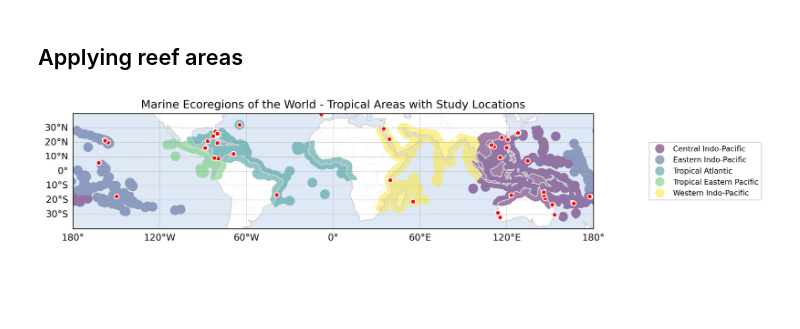
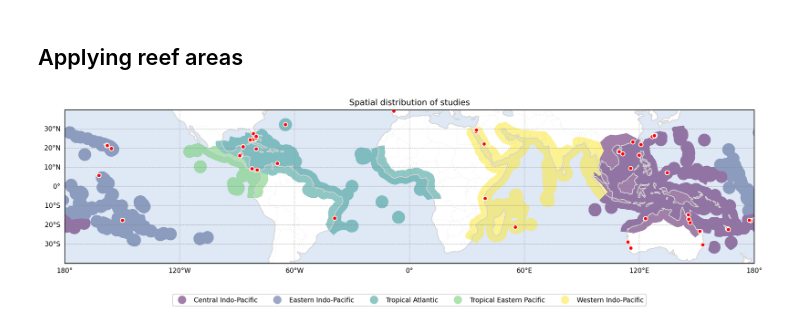
Before and after one commit to orlando-code/calc-rates, a Jupyter notebook: notebooks/locations.ipynb, the cells around one changed output. Saved outputs shown, nothing was run; the diff lists cells and outputs as text; code cells hidden in the pictures; blank space fills up the shorter version.

```diff
--- a/notebooks/locations.ipynb
+++ b/notebooks/locations.ipynb
@@ -190,38 +189,42 @@ shp_dir_fp = config.climatology_data_dir / "MEOW"
 gdf = gpd.read_file(shp_dir_fp / "meow_ecos.shp")
 tropical_areas_df = gdf[gdf['Lat_Zone'] == 'Tropical']
 
-fig, ax = plt.subplots(1, 1, figsize=(10, 20), subplot_kw={'projection': ccrs.PlateCarree()}, dpi=300)
+fig, ax = plt.subplots(1, 1, figsize=(15, 10), subplot_kw={'projection': ccrs.PlateCarree()}, dpi=300)
 ax.set_extent([-180, 180, -40, 40], crs=ccrs.PlateCarree())
 # add features
 ax.add_feature(cfeature.LAND, facecolor='white')
 ax.add_feature(cfeature.OCEAN, alpha=0.3)
 ax.add_feature(cfeature.COASTLINE, edgecolor='lightgray')
 ax.add_feature(cfeature.BORDERS, linestyle=':', edgecolor='gray', alpha=0.1)
 
 # plot tropical areas on world map
 tropical_areas_df.plot(ax=ax, column='REALM', legend=True,
                        cmap='viridis', alpha=0.5,
-                       legend_kwds={'bbox_to_anchor': (1.1, 0.5),
-                                    'loc': 'center left',
+                       legend_kwds={'bbox_to_anchor': (0.5, -0.3),
+                                    'ncol': tropical_areas_df.REALM.nunique(),
+                                    'loc': 'lower center',
                                     'fontsize': 8})
 
 for i, (doi, data) in enumerate(locs_df.iterrows()):
     # Convert coordinates to float if needed
     lat = float(data["latitude"]) if isinstance(data["latitude"], str) else data["latitude"]
     lon = float(data["longitude"]) if isinstance(data["longitude"], str) else data["longitude"]
 
     # Only plot if coordinates are valid
     if pd.notna(lat) and pd.notna(lon):
         ax.plot(lon, lat, 'o', markeredgecolor='white', markersize=5,
                 color='red', transform=ccrs.PlateCarree())
 
-ax.set_title('Marine Ecoregions of the World - Tropical Areas with Study Locations')
+ax.set_title('Spatial distribution of studies', fontsize=10)
 
 gl = ax.gridlines(draw_labels=True, linewidth=0.5, color='gray', alpha=0.5, linestyle='--')
+# decrease fontsize of grid labels
+gl.xlabel_style = {'size': 8}
+gl.ylabel_style = {'size': 8}
 gl.top_labels = False
 gl.right_labels = False
 # %% [output]
-[figure, old version]
+[figure, new version]
 # %%
 ### plot spatial distribution of realms
 
```
Also changed, not shown: parts of 6 cells of this notebook, 9 other files.
